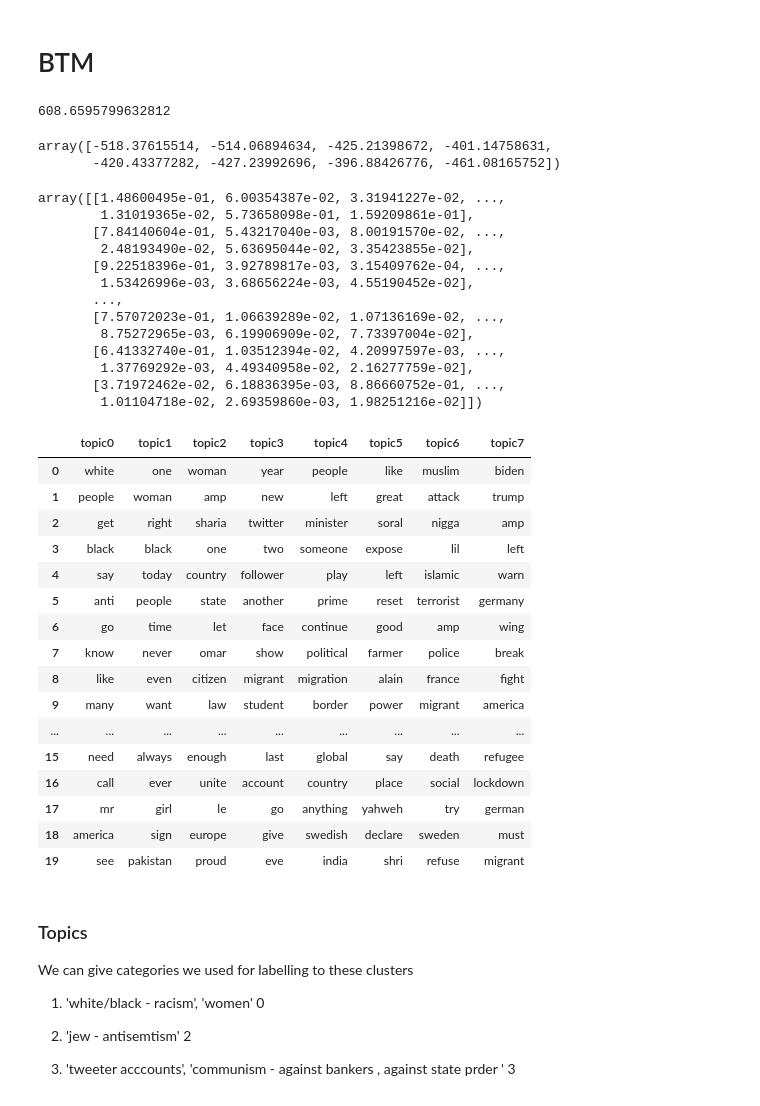
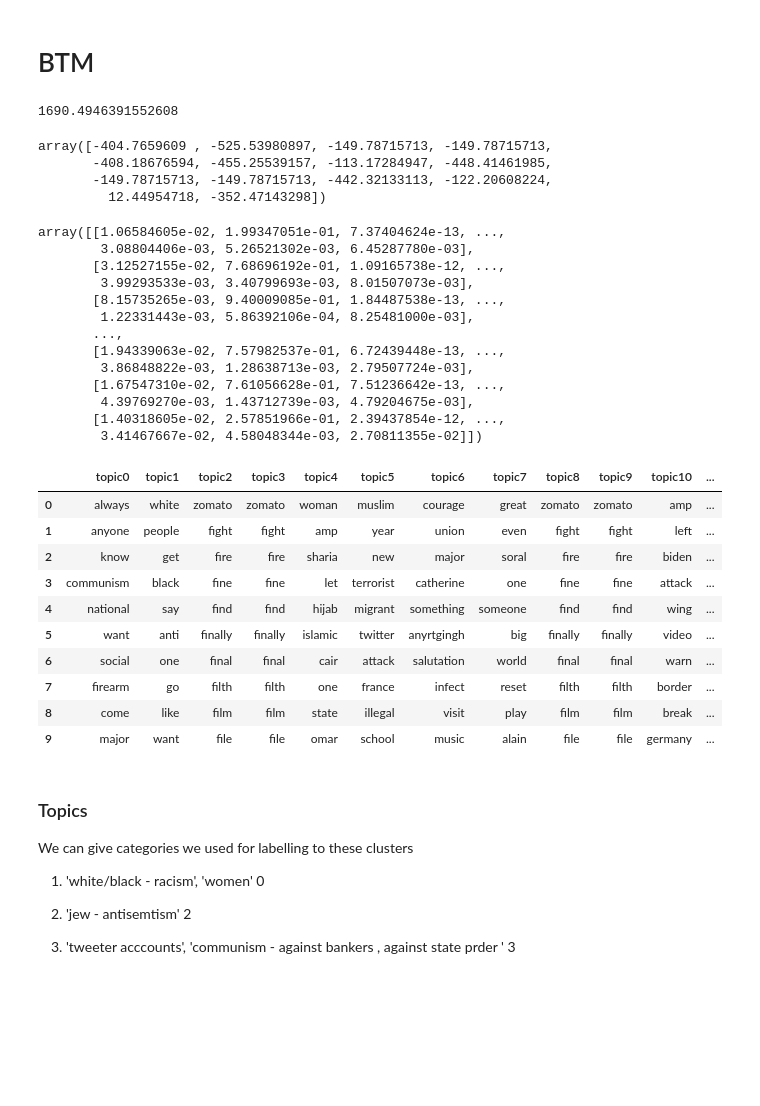
Before and after one commit to EvaLvn/ML_project2, a Jupyter notebook: helpers_notebooks/Eva_notebook.ipynb, the cells around one changed output. Saved outputs shown, nothing was run; the diff lists cells and outputs as text; code cells hidden in the pictures; blank space fills up the shorter version.

```diff
--- a/helpers_notebooks/Eva_notebook.ipynb
+++ b/helpers_notebooks/Eva_notebook.ipynb
@@ -284,7 +212,7 @@ biterms = btm.get_biterms(docs_vec)
 #    X, vocabulary, seed=12321, T=8, M=20, alpha=50/8, beta=0.01)
 # 1000, 8, 20, 10/8, 0,1
 model = btm.BTM(
-    X, vocabulary, seed=1000, T=8, M=20, alpha=0.1, beta=0.5)
+    X, vocabulary, seed=1000, T=14, M=20, alpha=0.0000001, beta=1)
 model.fit(biterms, iterations=20)
 p_zd = model.transform(docs_vec)
 # %%
@@ -294,49 +222,45 @@ coherence = btm.coherence(model.matrix_topics_words_, X, M=20)
 # %%
 perplexity
 # %% [output]
-608.6595799632812
+1690.4946391552608
 # %%
 coherence
 # %% [output]
-array([-518.37615514, -514.06894634, -425.21398672, -401.14758631,
-       -420.43377282, -427.23992696, -396.88426776, -461.08165752])
+array([-404.7659609 , -525.53980897, -149.78715713, -149.78715713,
+       -408.18676594, -455.25539157, -113.17284947, -448.41461985,
+       -149.78715713, -149.78715713, -442.32133113, -122.20608224,
+         12.44954718, -352.47143298])
 # %%
 p_zd
 # %% [output]
-array([[1.48600495e-01, 6.00354387e-02, 3.31941227e-02, ...,
-        1.31019365e-02, 5.73658098e-01, 1.59209861e-01],
-       [7.84140604e-01, 5.43217040e-03, 8.00191570e-02, ...,
-        2.48193490e-02, 5.63695044e-02, 3.35423855e-02],
-       [9.22518396e-01, 3.92789817e-03, 3.15409762e-04, ...,
-        1.53426996e-03, 3.68656224e-03, 4.55190452e-02],
+array([[1.06584605e-02, 1.99347051e-01, 7.37404624e-13, ...,
+        3.08804406e-03, 5.26521302e-03, 6.45287780e-03],
+       [3.12527155e-02, 7.68696192e-01, 1.09165738e-12, ...,
+        3.99293533e-03, 3.40799693e-03, 8.01507073e-03],
+       [8.15735265e-03, 9.40009085e-01, 1.84487538e-13, ...,
+        1.22331443e-03, 5.86392106e-04, 8.25481000e-03],
        ...,
-       [7.57072023e-01, 1.06639289e-02, 1.07136169e-02, ...,
-        8.75272965e-03, 6.19906909e-02, 7.73397004e-02],
-       [6.41332740e-01, 1.03512394e-02, 4.20997597e-03, ...,
-        1.37769292e-03, 4.49340958e-02, 2.16277759e-02],
-       [3.71972462e-02, 6.18836395e-03, 8.86660752e-01, ...,
-        1.01104718e-02, 2.69359860e-03, 1.98251216e-02]])
+       [1.94339063e-02, 7.57982537e-01, 6.72439448e-13, ...,
+        3.86848822e-03, 1.28638713e-03, 2.79507724e-03],
+       [1.67547310e-02, 7.61056628e-01, 7.51236642e-13, ...,
+        4.39769270e-03, 1.43712739e-03, 4.79204675e-03],
+       [1.40318605e-02, 2.57851966e-01, 2.39437854e-12, ...,
+        3.41467667e-02, 4.58048344e-03, 2.70811355e-02]])
 # %%
-top_words = btm.get_top_topic_words(model, words_num=20)
+top_words = btm.get_top_topic_words(model, words_num=10)
 top_words
 # %% [output]
-|  | topic0 | topic1 | topic2 | topic3 | topic4 | topic5 | topic6 | topic7 |
-| 0 | white | one | woman | year | people | like | muslim | biden |
-| 1 | people | woman | amp | new | left | great | attack | trump |
-| 2 | get | right | sharia | twitter | minister | soral | nigga | amp |
-| 3 | black | black | one | two | someone | expose | lil | left |
-| 4 | say | today | country | follower | play | left | islamic | warn |
-| 5 | anti | people | state | another | prime | reset | terrorist | germany |
-| 6 | go | time | let | face | continue | good | amp | wing |
-| 7 | know | never | omar | show | political | farmer | police | break |
-| 8 | like | even | citizen | migrant | migration | alain | france | fight |
-| 9 | many | want | law | student | border | power | migrant | america |
-| ... | ... | ... | ... | ... | ... | ... | ... | ... |
-| 15 | need | always | enough | last | global | say | death | refugee |
-| 16 | call | ever | unite | account | country | place | social | lockdown |
-| 17 | mr | girl | le | go | anything | yahweh | try | german |
-| 18 | america | sign | europe | give | swedish | declare | sweden | must |
-| 19 | see | pakistan | proud | eve | india | shri | refuse | migrant |
+|  | topic0 | topic1 | topic2 | topic3 | topic4 | topic5 | topic6 | topic7 | topic8 | topic9 | topic10 | ... |
+| 0 | always | white | zomato | zomato | woman | muslim | courage | great | zomato | zomato | amp | ... |
+| 1 | anyone | people | fight | fight | amp | year | union | even | fight | fight | left | ... |
+| 2 | know | get | fire | fire | sharia | new | major | soral | fire | fire | biden | ... |
+| 3 | communism | black | fine | fine | let | terrorist | catherine | one | fine | fine | attack | ... |
+| 4 | national | say | find | find | hijab | migrant | something | someone | find | find | wing | ... |
+| 5 | want | anti | finally | finally | islamic | twitter | anyrtgingh | big | finally | finally | video | ... |
+| 6 | social | one | final | final | cair | attack | salutation | world | final | final | warn | ... |
+| 7 | firearm | go | filth | filth | one | france | infect | reset | filth | filth | border | ... |
+| 8 | come | like | film | film | state | illegal | visit | play | film | film | break | ... |
+| 9 | major | want | file | file | omar | school | music | alain | file | file | germany | ... |
 # %% [markdown]
 ### Topics
 We can give categories we used for labelling to these clusters
```
Also changed, not shown: parts of 23 cells of this notebook.
